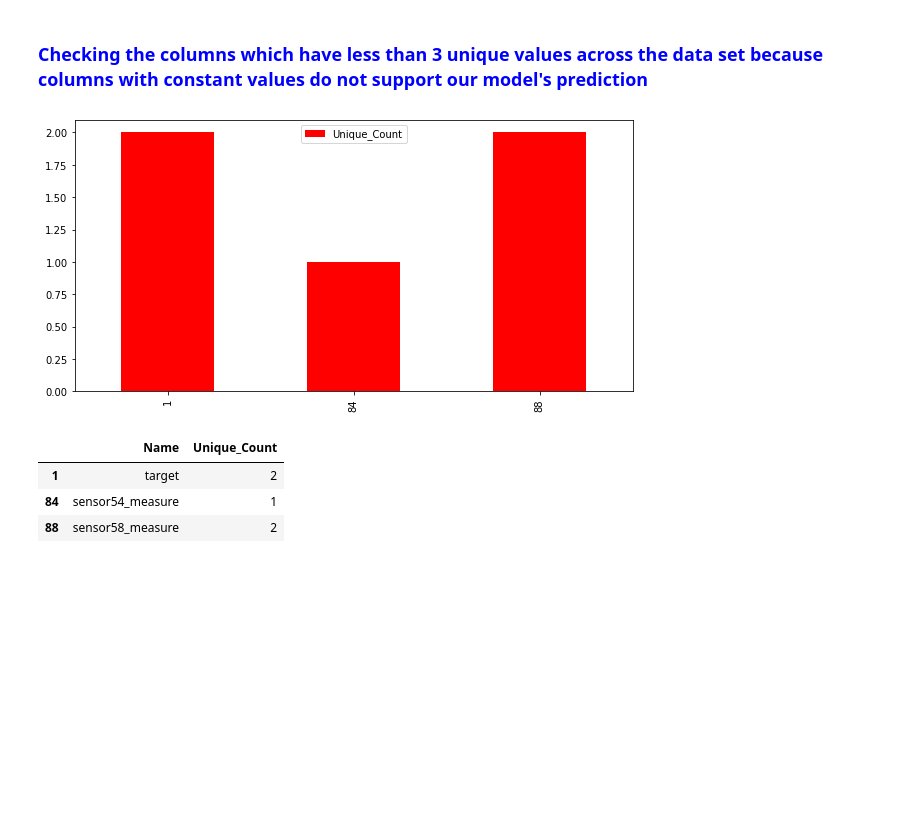
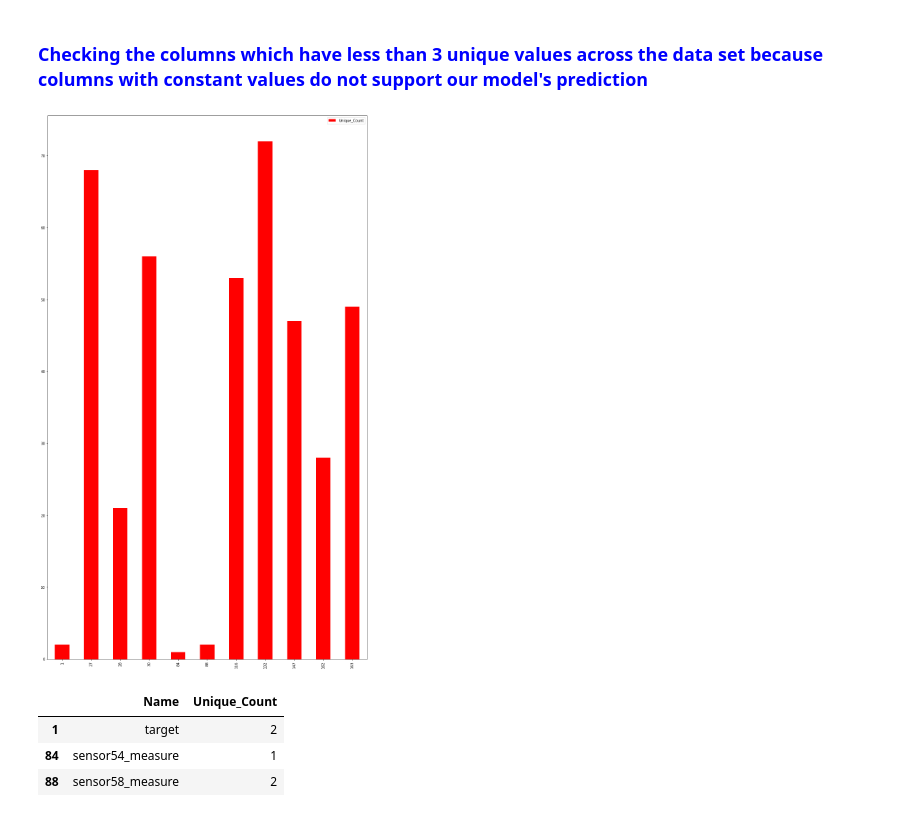
Before and after one commit to SivaBojja/Failure-prediction-in-downhole-equipment, a Jupyter notebook: Oil leakage detection.ipynb, the cells around one changed output. Saved outputs shown, nothing was run; the diff lists cells and outputs as text; code cells hidden in the pictures; blank space fills up the shorter version.

```diff
--- a/Oil leakage detection.ipynb
+++ b/Oil leakage detection.ipynb
@@ -137,6 +137,6 @@ def plot_null(df: pd.DataFrame):
         print('No NAs found')
 # %%
 plot_null(df)
-plot_width, plot_height = (30,15)
+plot_width, plot_height = (60,35)
 plt.rcParams['figure.figsize'] = (plot_width,plot_height)
 # %% [output]
@@ -242,12 +240,12 @@ unique_data
 # %% [markdown]
 ### <font color="blue"> Checking the columns which have less than 3 unique values across the data set because columns with constant values do not support our model's prediction
 # %%
-unique_data[unique_data.Unique_Count<=3].plot(kind='bar',color="r")
+unique_data[unique_data.Unique_Count<=100].plot(kind='bar',color="r")
 
-plot_width, plot_height = (5,5)
+plot_width, plot_height = (10,10)
 plt.rcParams['figure.figsize'] = (plot_width,plot_height)
 # %% [output]
-[figure, old version]
+[figure, new version]
 # %%
 unique_data[unique_data.Unique_Count<=3]
 # %% [output]
```
Also changed, not shown: parts of 46 cells of this notebook.
